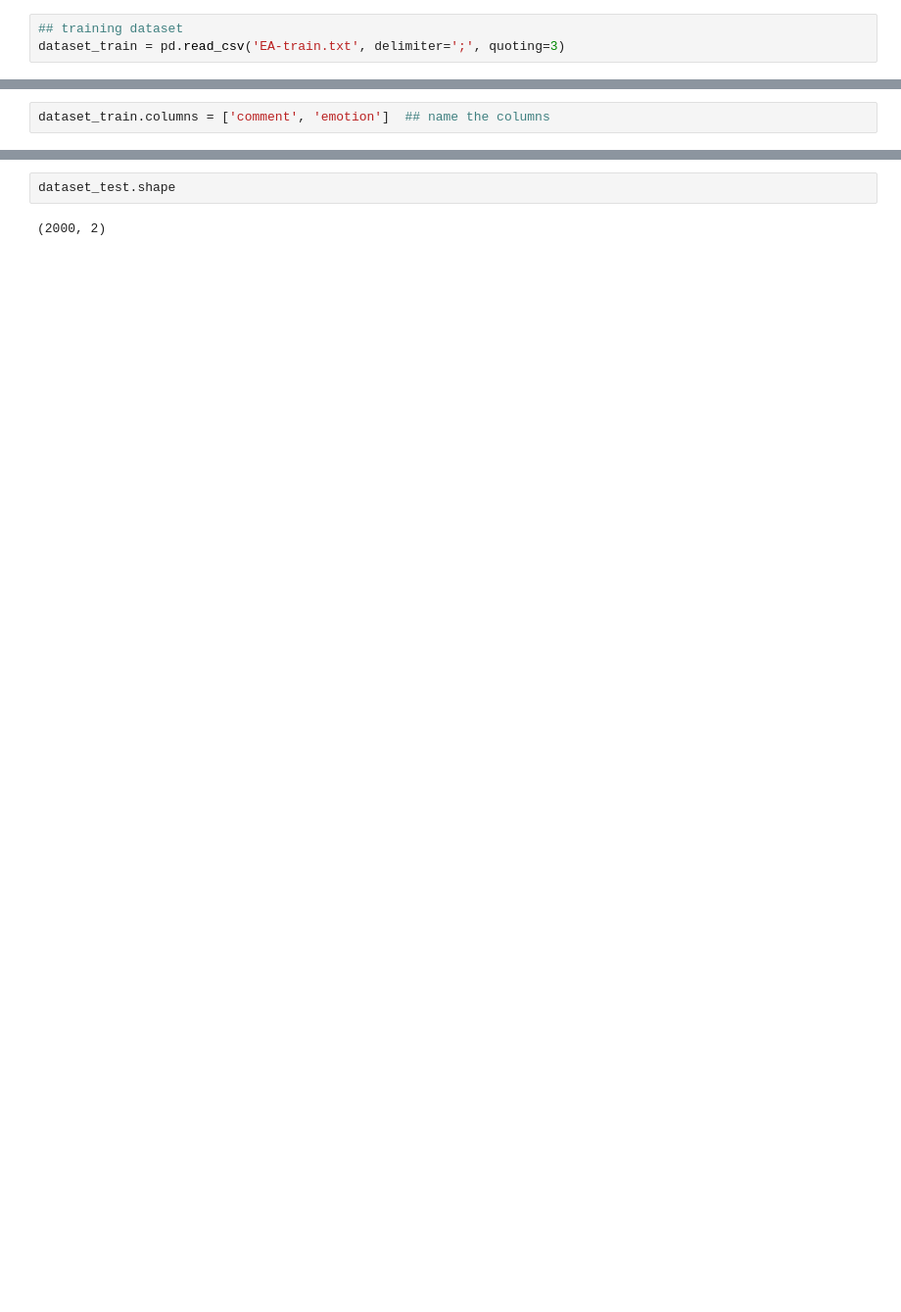
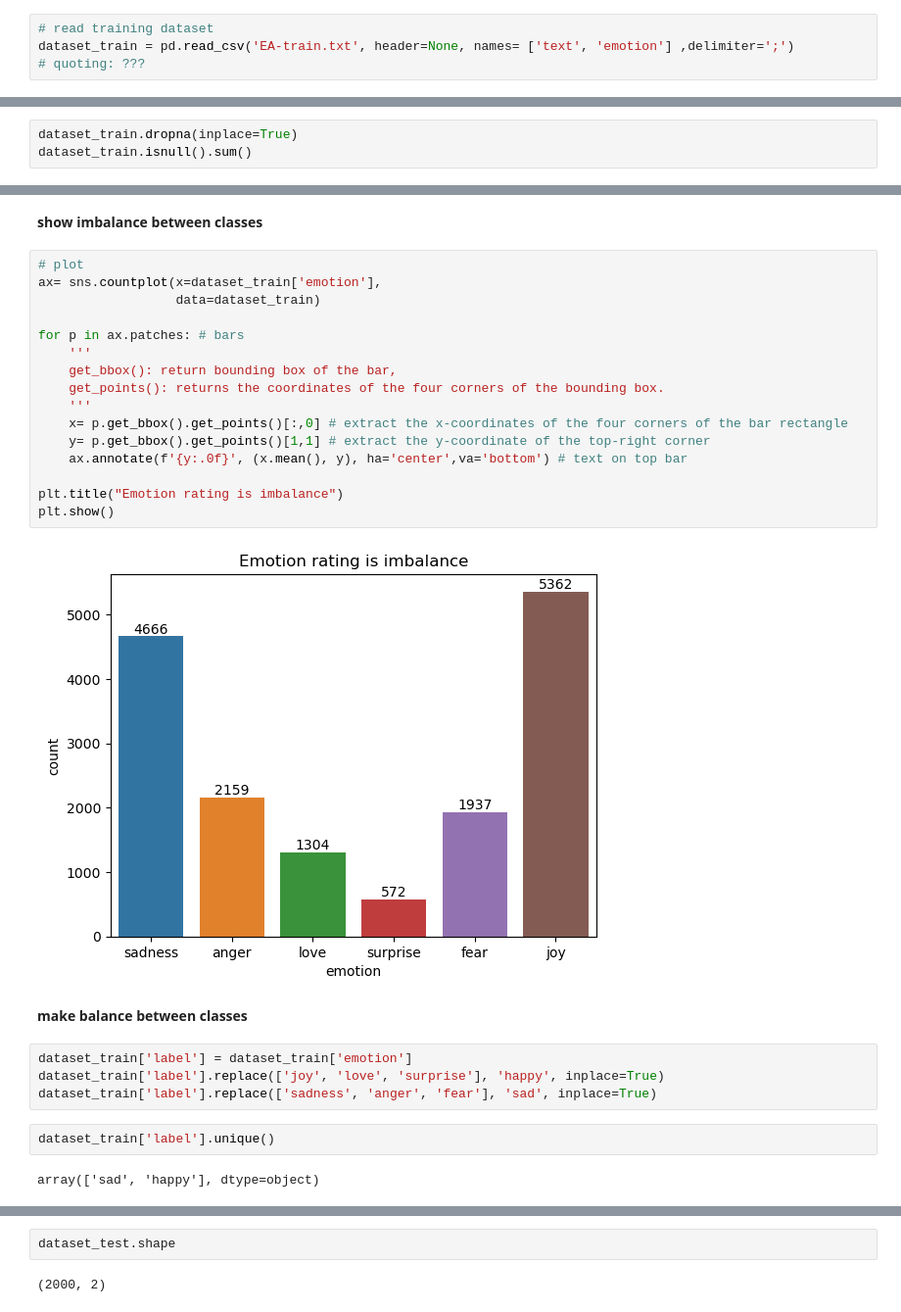
Before and after one commit to elsayedelmandoh/sentiment_analysis_NLP, a Jupyter notebook: emotion_detection.ipynb, the cells around one changed output, grey strips where cells are left out. Shown at 98% size. Drawn from its saved outputs; the diff is of its cells as text; blank space fills up the shorter version.

```diff
--- a/emotion_detection.ipynb
+++ b/emotion_detection.ipynb
@@ -12,3 +11,4 @@ import seaborn as sns
 # %%
-## training dataset
-dataset_train = pd.read_csv('EA-train.txt', delimiter=';', quoting=3)
+# read training dataset
+dataset_train = pd.read_csv('EA-train.txt', header=None, names= ['text', 'emotion'] ,delimiter=';')
+# quoting: ???
@@ -19,2 +46,0 @@ dataset_train.shape
-# %%
-dataset_train.columns = ['comment', 'emotion']  ## name the columns
@@ -20,0 +63,3 @@ dataset_train.columns = ['comment', 'emotion']  ## name the columns
+# %%
+dataset_train.dropna(inplace=True)
+dataset_train.isnull().sum()
@@ -20,0 +86,30 @@ dataset_train.columns = ['comment', 'emotion']  ## name the columns
+# %% [markdown]
+**show imbalance between classes**
+# %%
+# plot
+ax= sns.countplot(x=dataset_train['emotion'],
+                  data=dataset_train)
+
+for p in ax.patches: # bars
+    '''
+    get_bbox(): return bounding box of the bar,
+    get_points(): returns the coordinates of the four corners of the bounding box.
+    '''
+    x= p.get_bbox().get_points()[:,0] # extract the x-coordinates of the four corners of the bar rectangle
+    y= p.get_bbox().get_points()[1,1] # extract the y-coordinate of the top-right corner
+    ax.annotate(f'{y:.0f}', (x.mean(), y), ha='center',va='bottom') # text on top bar
+
+plt.title("Emotion rating is imbalance")
+plt.show()
+# %% [output]
+[figure, added]
+# %% [markdown]
+**make balance between classes**
+# %%
+dataset_train['label'] = dataset_train['emotion']
+dataset_train['label'].replace(['joy', 'love', 'surprise'], 'happy', inplace=True)
+dataset_train['label'].replace(['sadness', 'anger', 'fear'], 'sad', inplace=True)
+# %%
+dataset_train['label'].unique()
+# %% [output]
+array(['sad', 'happy'], dtype=object)
```
Also changed, not shown: parts of 144 cells of this notebook, 2 other files.
